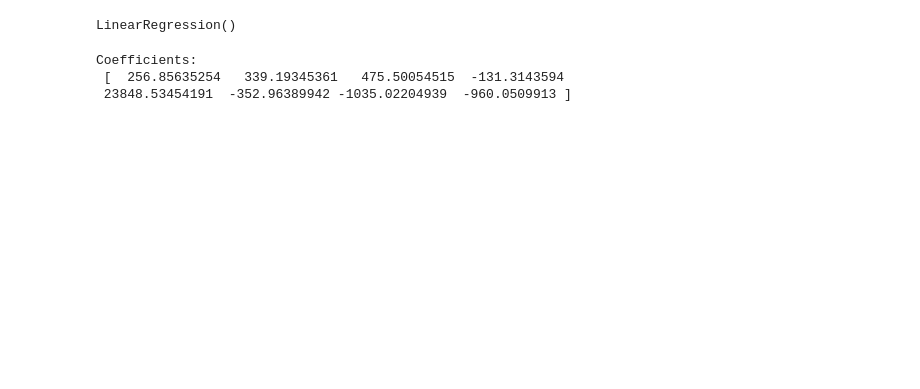
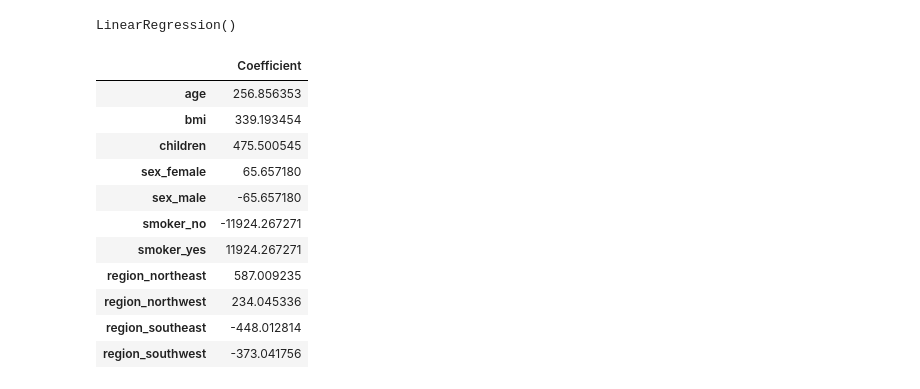
Before and after one commit to phunglinh1297/Python-Data-Science-Projects, a Jupyter notebook: Regression_Machine_Learning_Practices.ipynb, the cells around one changed output. Drawn from its saved outputs; the diff is of its cells as text; code cells hidden in the pictures; blank space fills up the shorter version.

```diff
--- a/Regression_Machine_Learning_Practices.ipynb
+++ b/Regression_Machine_Learning_Practices.ipynb
@@ -83,8 +89,18 @@ linear_reg.fit(X, y)
 LinearRegression()
 # %%
 # The coefficients
-print("Coefficients: \n", linear_reg.coef_)
+coeff_parameter = pd.DataFrame(linear_reg.coef_,X.columns,columns=['Coefficient'])
+coeff_parameter
 # %% [output]
-Coefficients:
- [  256.85635254   339.19345361   475.50054515  -131.3143594
- 23848.53454191  -352.96389942 -1035.02204939  -960.0509913 ]
+|  | Coefficient |
+| age | 256.856353 |
+| bmi | 339.193454 |
+| children | 475.500545 |
+| sex_female | 65.657180 |
+| sex_male | -65.657180 |
+| smoker_no | -11924.267271 |
+| smoker_yes | 11924.267271 |
+| region_northeast | 587.009235 |
+| region_northwest | 234.045336 |
+| region_southeast | -448.012814 |
+| region_southwest | -373.041756 |
```
Also changed, not shown: parts of 3 cells of this notebook.
